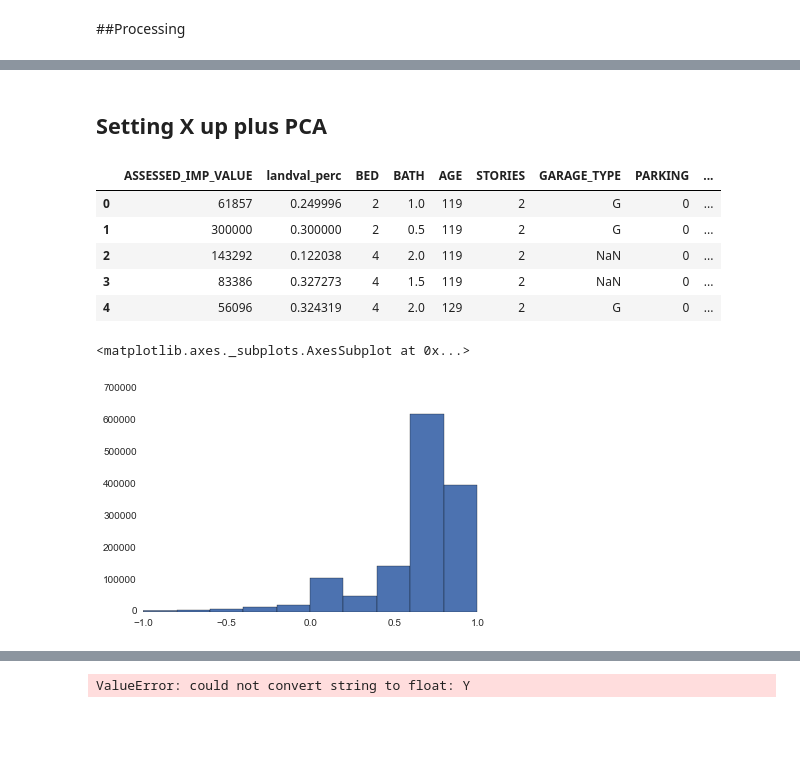
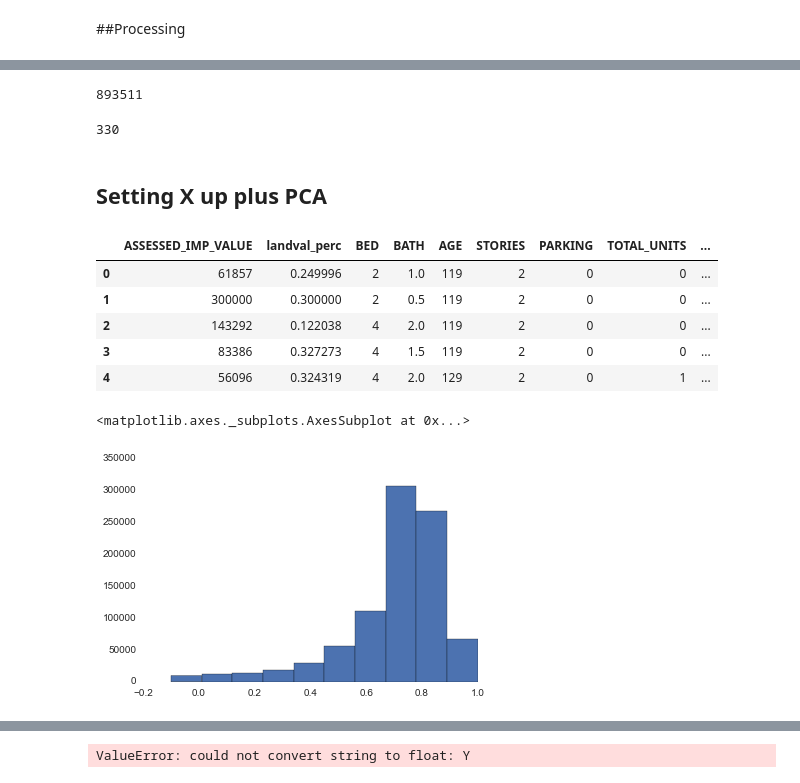
Before and after one commit to selwyth/featurehoods, a Jupyter notebook: work_sql_interface.ipynb, the cells around one changed output, grey strips where cells are left out. Drawn from its saved outputs; the diff is of its cells as text; code cells hidden in the pictures; blank space fills up the shorter version.

```diff
--- a/work_sql_interface.ipynb
+++ b/work_sql_interface.ipynb
@@ -422,0 +491,12 @@ print base.STORIES.value_counts()
+# %%
+# looks like lot size has mixed units (feet, acres): I'll attempt to convert acres to feet using the following rule:
+basef2['lsize_sqft'] = basef2.LOT_SIZE.apply(lambda x: x * 43560 if x < 100 and x < basef2.BUILDING_AREA.iteritems() else x)
+
+basef2['landval_perc'] = basef2.ASSESSED_LAND_VALUE / basef2.ASSESSED_IMP_VALUE
+basef2['lot_perc'] = 1 - basef2.BUILDING_AREA / basef2.lsize_sqft
+# %%
+print len(basef2[basef2.BUILDING_AREA > basef2.lsize_sqft])
+basef2[basef2.BUILDING_AREA > basef2.lsize_sqft].sort(columns = 'BUILDING_AREA', ascending = False).tail()
+print len(basef2[basef2.lot_perc < -0.1])
+basef2[(basef2.lot_perc > -0.1) & (basef2.lot_perc < 0.)].sort(columns = 'BUILDING_AREA', ascending = False).head()
+basef2[(basef2.lot_perc <= -1)].sort(columns = 'BUILDING_AREA', ascending = False).tail()
@@ -423,3 +513,13 @@ print base.STORIES.value_counts()
+# %%
+basef2 = basef2[basef2.lot_perc >= -0.1]
+len(basef2)
+# %% [output]
+893511
+# %%
+print len(basef2[basef2.PARKING > 10])
+basef2 = basef2[basef2.PARKING <= 10]
+# %% [output]
+330
 # %% [markdown]
 ## Setting X up plus PCA
 # %%
@@ -431,28 +531,28 @@ metrics = ['ASSESSED_IMP_VALUE',
            'BATH',
            'AGE',
            'STORIES',
-           'GARAGE_TYPE',
+           # 'GARAGE_TYPE',
            'PARKING',
            'TOTAL_UNITS',
-           'POOL',
-           'FIREPLACE',
+           # 'POOL',
+           # 'FIREPLACE',
            'BUILDING_AREA',
            'lot_perc']
 
-X = base[metrics]
-base[metrics].head()
+X = basef2[metrics]
+basef2[metrics].head()
 # %% [output]
-|  | ASSESSED_IMP_VALUE | landval_perc | BED | BATH | AGE | STORIES | GARAGE_TYPE | PARKING | ... |
-| 0 | 61857 | 0.249996 | 2 | 1.0 | 119 | 2 | G | 0 | ... |
-| 1 | 300000 | 0.300000 | 2 | 0.5 | 119 | 2 | G | 0 | ... |
-| 2 | 143292 | 0.122038 | 4 | 2.0 | 119 | 2 | NaN | 0 | ... |
-| 3 | 83386 | 0.327273 | 4 | 1.5 | 119 | 2 | NaN | 0 | ... |
-| 4 | 56096 | 0.324319 | 4 | 2.0 | 129 | 2 | G | 0 | ... |
+|  | ASSESSED_IMP_VALUE | landval_perc | BED | BATH | AGE | STORIES | PARKING | TOTAL_UNITS | ... |
+| 0 | 61857 | 0.249996 | 2 | 1.0 | 119 | 2 | 0 | 0 | ... |
+| 1 | 300000 | 0.300000 | 2 | 0.5 | 119 | 2 | 0 | 0 | ... |
+| 2 | 143292 | 0.122038 | 4 | 2.0 | 119 | 2 | 0 | 0 | ... |
+| 3 | 83386 | 0.327273 | 4 | 1.5 | 119 | 2 | 0 | 0 | ... |
+| 4 | 56096 | 0.324319 | 4 | 2.0 | 129 | 2 | 0 | 1 | ... |
 # %%
-base.lot_perc.hist()
+basef2.lot_perc.hist()
 # %% [output]
 <matplotlib.axes._subplots.AxesSubplot at 0x...>
-[figure, old version]
+[figure, new version]
 # %%
 X.info()
 # %% [output]
```
Also changed, not shown: parts of 23 cells of this notebook.
